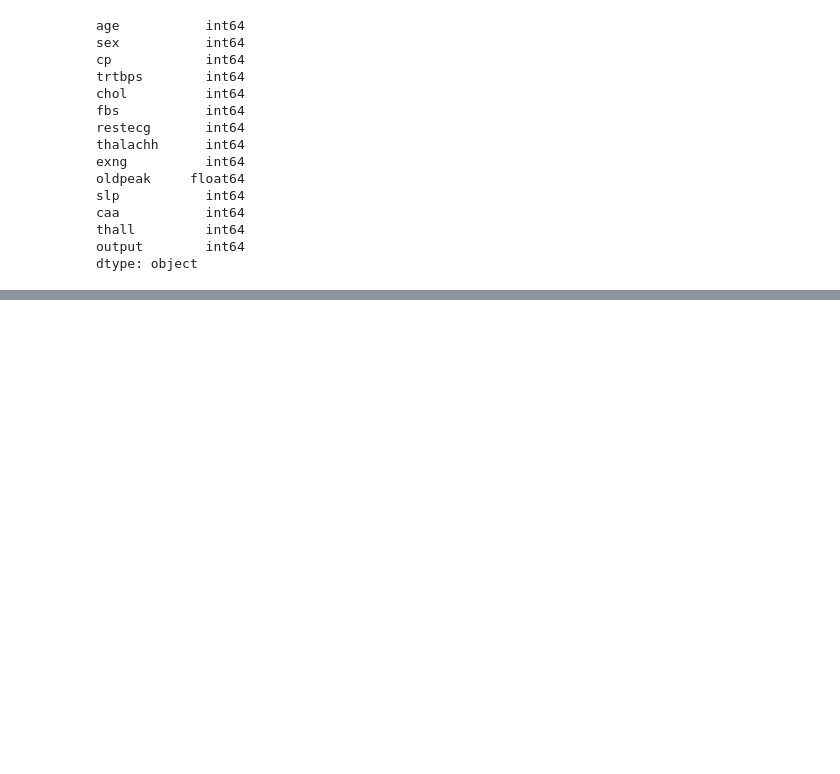
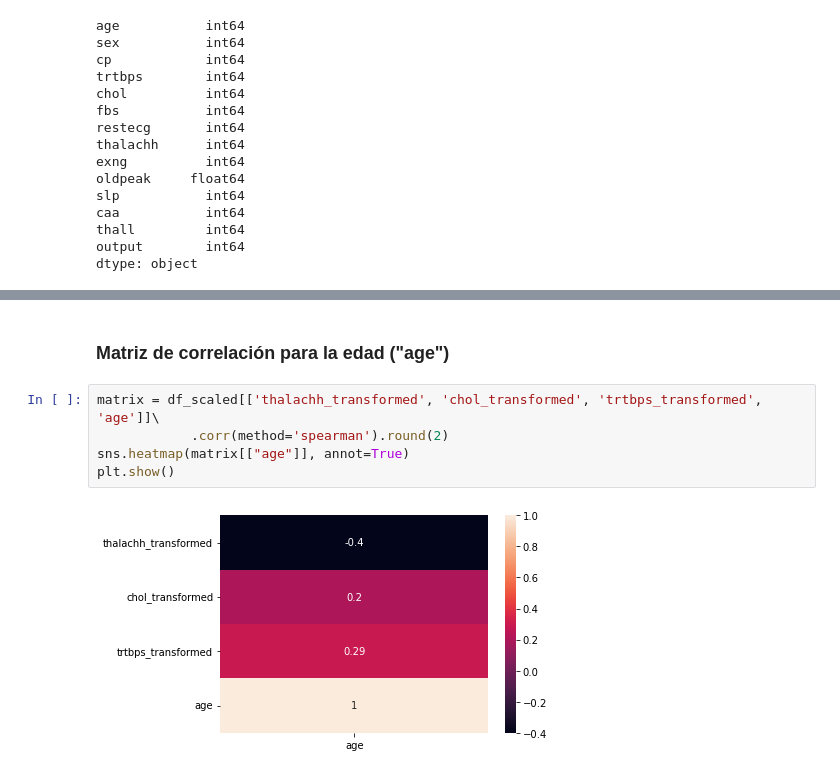
Before and after one commit to Carlos-Perez-Ha/PRA2, a Jupyter notebook: Oscar.ipynb, the cells around one changed output, grey strips where cells are left out. Drawn from its saved outputs; the diff is of its cells as text; blank space fills up the shorter version.

```diff
--- a/Oscar.ipynb
+++ b/Oscar.ipynb
@@ -34,0 +241,9 @@ df.describe()
+# %% [markdown]
+### Matriz de correlación para la edad ("age")
+# %%
+matrix = df_scaled[['thalachh_transformed', 'chol_transformed', 'trtbps_transformed', 'age']]\
+            .corr(method='spearman').round(2)
+sns.heatmap(matrix[["age"]], annot=True)
+plt.show()
+# %% [output]
+[figure, added]
```
Also changed, not shown: parts of 26 cells of this notebook.
